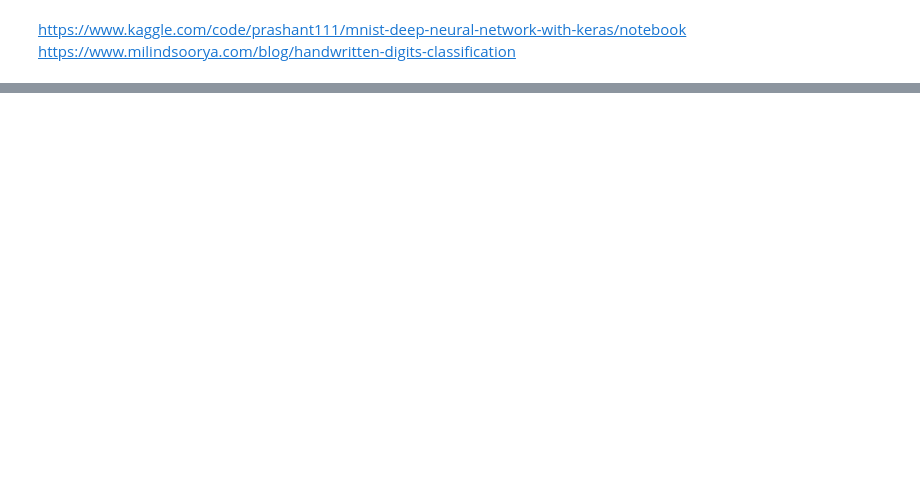
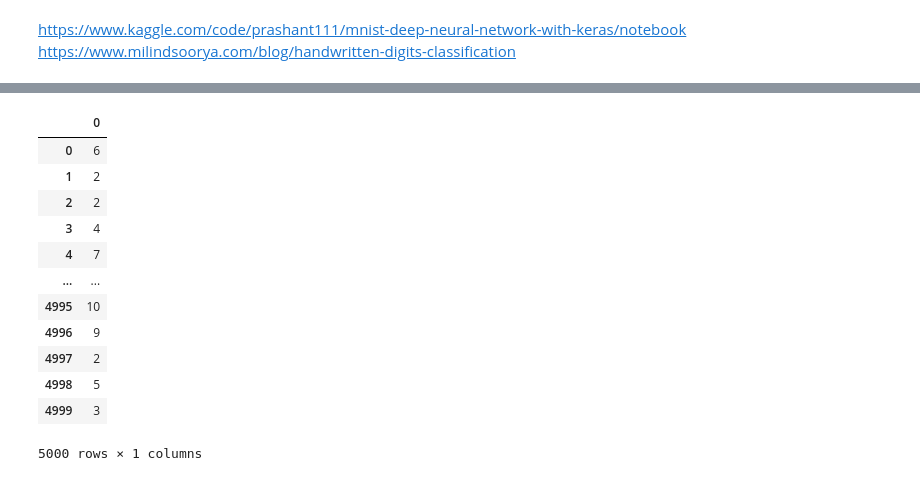
Before and after one commit to software-dev2010/BlackBoxMachineLearning, a Jupyter notebook: ProiectBlackBox.ipynb, the cells around one changed output, grey strips where cells are left out. Drawn from its saved outputs; the diff is of its cells as text; code cells hidden in the pictures; blank space fills up the shorter version.

```diff
--- a/ProiectBlackBox.ipynb
+++ b/ProiectBlackBox.ipynb
@@ -328,0 +390,2 @@ array([[0., 1., 0., 0.],
+# %%
+model.fit(x_train, y_train, epochs = 20, batch_size=batch_size)
@@ -328,0 +411,2 @@ array([[0., 1., 0., 0.],
+# %%
+y_predicted = model.predict(x_test)
@@ -329,3 +427,6 @@ array([[0., 1., 0., 0.],
 # %% [markdown]
 https://www.kaggle.com/code/prashant111/mnist-deep-neural-network-with-keras/notebook
 https://www.milindsoorya.com/blog/handwritten-digits-classification
+# %%
+y_predicted_labels = [np.argmax(i) + 1 for i in y_predicted]
+y_predicted_labels[:10]
@@ -331,0 +463,18 @@ https://www.milindsoorya.com/blog/handwritten-digits-classification
+# %%
+df = pd.DataFrame(y_predicted_labels)
+# %%
+df
+# %% [output]
+|  | 0 |
+| 0 | 6 |
+| 1 | 2 |
+| 2 | 2 |
+| 3 | 4 |
+| 4 | 7 |
+| ... | ... |
+| 4995 | 10 |
+| 4996 | 9 |
+| 4997 | 2 |
+| 4998 | 5 |
+| 4999 | 3 |
+5000 rows × 1 columns
```
Also changed, not shown: parts of 43 cells of this notebook.
